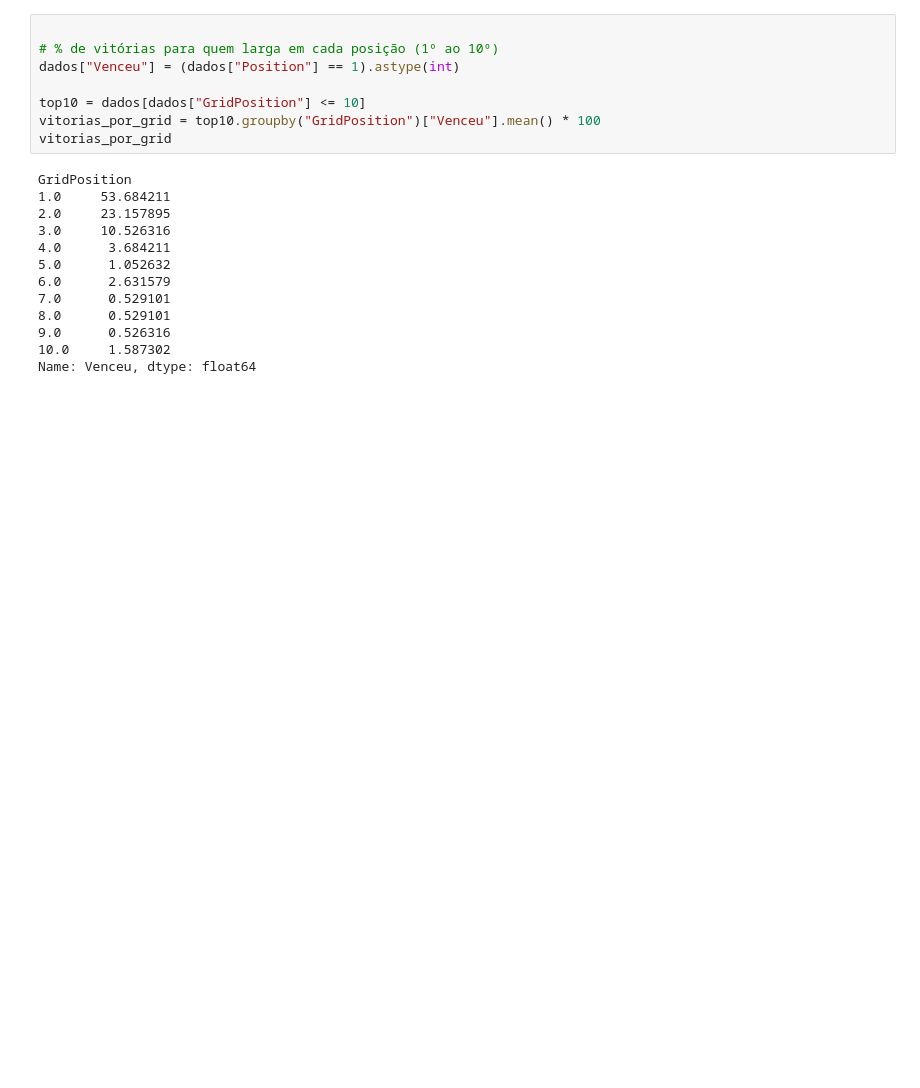
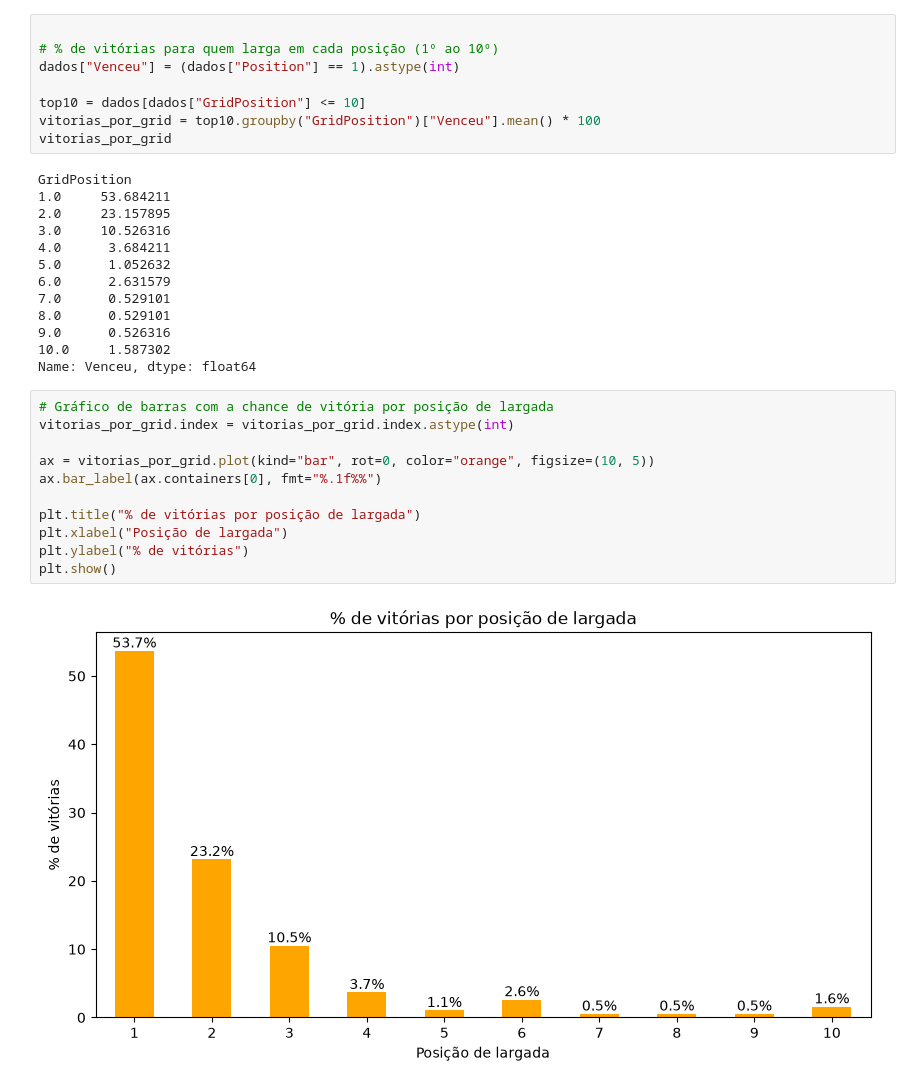
Before and after one commit to dessouzazz/Formula1-previsao-posicao, a Jupyter notebook: notebooks/03_analise_exploratoria.ipynb, the cells around one changed output. Cells and saved outputs as stored; diff of their text form; blank space fills up the shorter version.

Commit message:
Notebook 03 concluído: gráfico, conclusões e base limpa

```diff
--- a/notebooks/03_analise_exploratoria.ipynb
+++ b/notebooks/03_analise_exploratoria.ipynb
@@ -261,3 +261,16 @@ GridPosition
 9.0      0.526316
 10.0     1.587302
 Name: Venceu, dtype: float64
+# %%
+# Gráfico de barras com a chance de vitória por posição de largada
+vitorias_por_grid.index = vitorias_por_grid.index.astype(int)
+
+ax = vitorias_por_grid.plot(kind="bar", rot=0, color="orange", figsize=(10, 5))
+ax.bar_label(ax.containers[0], fmt="%.1f%%")
+
+plt.title("% de vitórias por posição de largada")
+plt.xlabel("Posição de largada")
+plt.ylabel("% de vitórias")
+plt.show()
+# %% [output]
+[figure, added]
```
Also changed, not shown: parts of 3 cells of this notebook, 1 other file.
